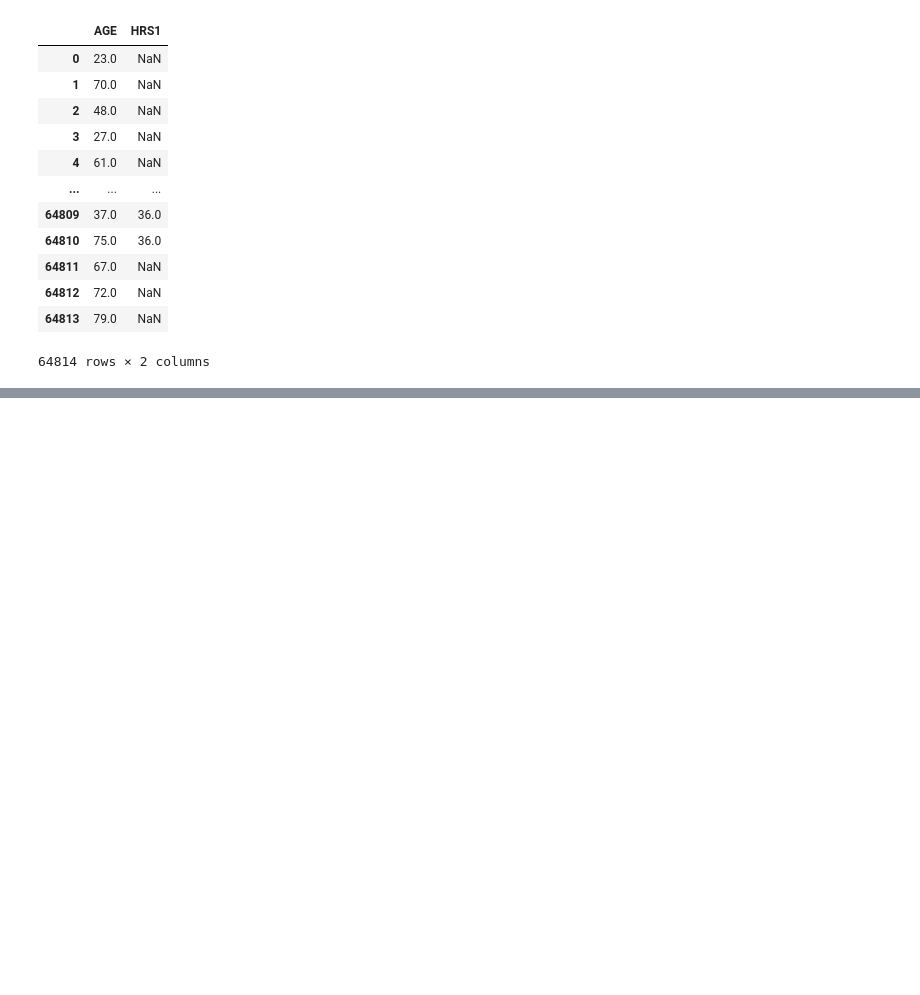
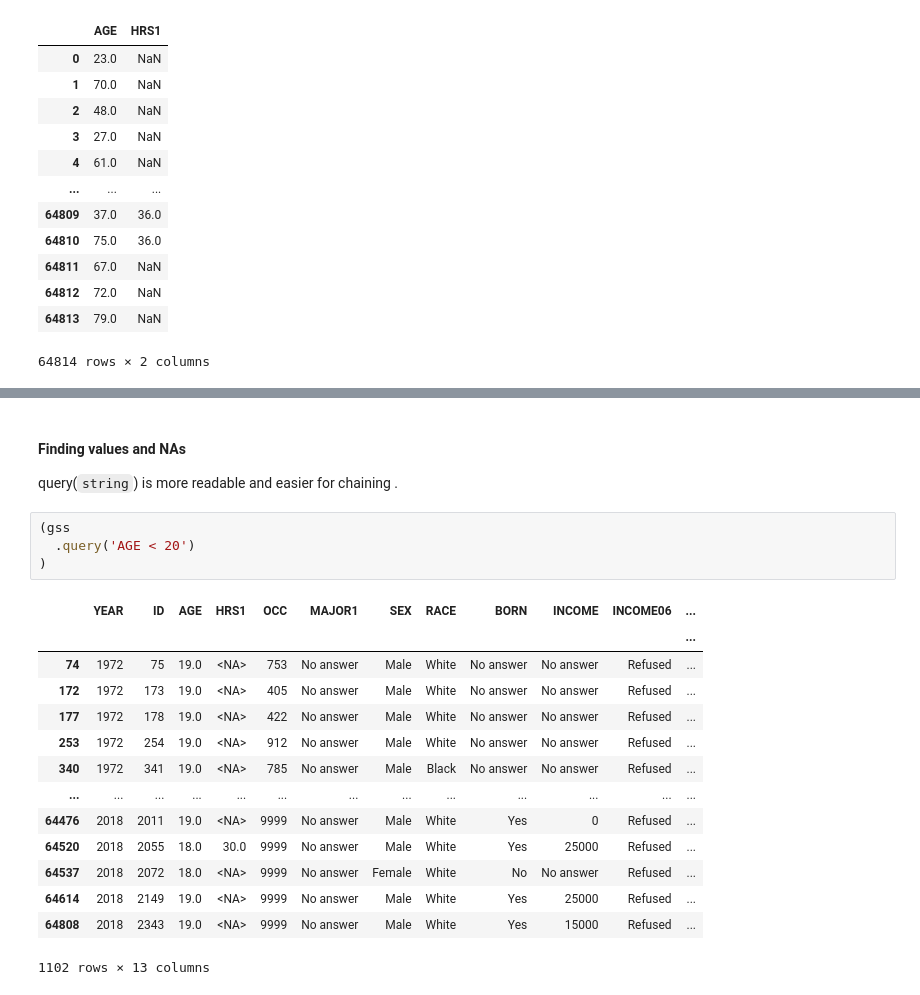
Before and after one commit to hadeelsharaf/pandas_practice, a Jupyter notebook: Pandas_1.ipynb, the cells around one changed output, grey strips where cells are left out. Saved outputs shown, nothing was run; the diff lists cells and outputs as text; blank space fills up the shorter version.

Commit message:
Add finding values section

```diff
--- a/Pandas_1.ipynb
+++ b/Pandas_1.ipynb
@@ -272,3 +351,26 @@ casting_types = {'HRS1': 'int8[pyarrow]','AGE': 'int8[pyarrow]'}
+# %% [markdown]
+#### Finding values and NAs
+
+query(`string`) is more readable and easier for chaining .
+# %%
+(gss
+  .query('AGE < 20')
+)
+# %% [output]
+|  | YEAR | ID | AGE | HRS1 | OCC | MAJOR1 | SEX | RACE | BORN | INCOME | INCOME06 | ... |
+|  |  |  |  |  |  |  |  |  |  |  |  | ... |
+| 74 | 1972 | 75 | 19.0 | <NA> | 753 | No answer | Male | White | No answer | No answer | Refused | ... |
+| 172 | 1972 | 173 | 19.0 | <NA> | 405 | No answer | Male | White | No answer | No answer | Refused | ... |
+| 177 | 1972 | 178 | 19.0 | <NA> | 422 | No answer | Male | White | No answer | No answer | Refused | ... |
+| 253 | 1972 | 254 | 19.0 | <NA> | 912 | No answer | Male | White | No answer | No answer | Refused | ... |
+| 340 | 1972 | 341 | 19.0 | <NA> | 785 | No answer | Male | Black | No answer | No answer | Refused | ... |
+| ... | ... | ... | ... | ... | ... | ... | ... | ... | ... | ... | ... | ... |
+| 64476 | 2018 | 2011 | 19.0 | <NA> | 9999 | No answer | Male | White | Yes | 0 | Refused | ... |
+| 64520 | 2018 | 2055 | 18.0 | 30.0 | 9999 | No answer | Male | White | Yes | 25000 | Refused | ... |
+| 64537 | 2018 | 2072 | 18.0 | <NA> | 9999 | No answer | Female | White | No | No answer | Refused | ... |
+| 64614 | 2018 | 2149 | 19.0 | <NA> | 9999 | No answer | Male | White | Yes | 25000 | Refused | ... |
+| 64808 | 2018 | 2343 | 19.0 | <NA> | 9999 | No answer | Male | White | Yes | 15000 | Refused | ... |
+1102 rows × 13 columns
 # %%
 # where are the missing values?
 # let's query
```
Also changed, not shown: parts of 20 cells of this notebook.
